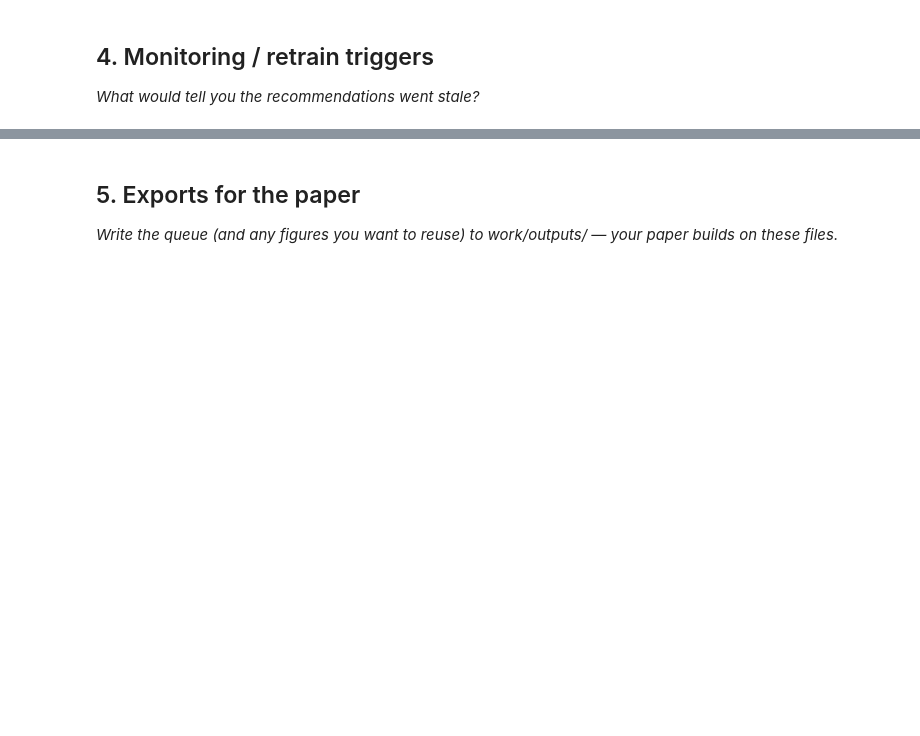
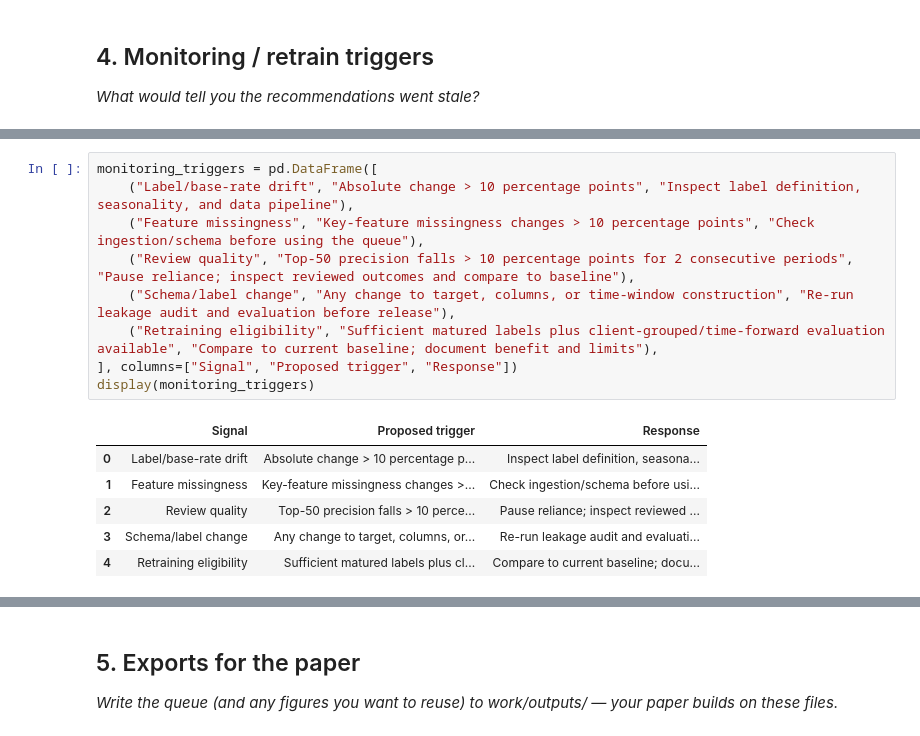
Before and after one commit to Viditp25/flyrank-intern-, a Jupyter notebook: work/notebooks/w07_action_playbook.ipynb, the cells around one changed output, grey strips where cells are left out. Cells and saved outputs as stored; diff of their text form; blank space fills up the shorter version.

```diff
--- a/work/notebooks/w07_action_playbook.ipynb
+++ b/work/notebooks/w07_action_playbook.ipynb
@@ -36,0 +457,16 @@ This skeleton is yours to fill. Work the sections **in order** — each one has
+# %%
+monitoring_triggers = pd.DataFrame([
+    ("Label/base-rate drift", "Absolute change > 10 percentage points", "Inspect label definition, seasonality, and data pipeline"),
+    ("Feature missingness", "Key-feature missingness changes > 10 percentage points", "Check ingestion/schema before using the queue"),
+    ("Review quality", "Top-50 precision falls > 10 percentage points for 2 consecutive periods", "Pause reliance; inspect reviewed outcomes and compare to baseline"),
+    ("Schema/label change", "Any change to target, columns, or time-window construction", "Re-run leakage audit and evaluation before release"),
+    ("Retraining eligibility", "Sufficient matured labels plus client-grouped/time-forward evaluation available", "Compare to current baseline; document benefit and limits"),
+], columns=["Signal", "Proposed trigger", "Response"])
+display(monitoring_triggers)
+# %% [output]
+|  | Signal | Proposed trigger | Response |
+| 0 | Label/base-rate drift | Absolute change > 10 percentage p... | Inspect label definition, seasona... |
+| 1 | Feature missingness | Key-feature missingness changes >... | Check ingestion/schema before usi... |
+| 2 | Review quality | Top-50 precision falls > 10 perce... | Pause reliance; inspect reviewed ... |
+| 3 | Schema/label change | Any change to target, columns, or... | Re-run leakage audit and evaluati... |
+| 4 | Retraining eligibility | Sufficient matured labels plus cl... | Compare to current baseline; docu... |
```
Also changed, not shown: parts of 21 cells of this notebook.
